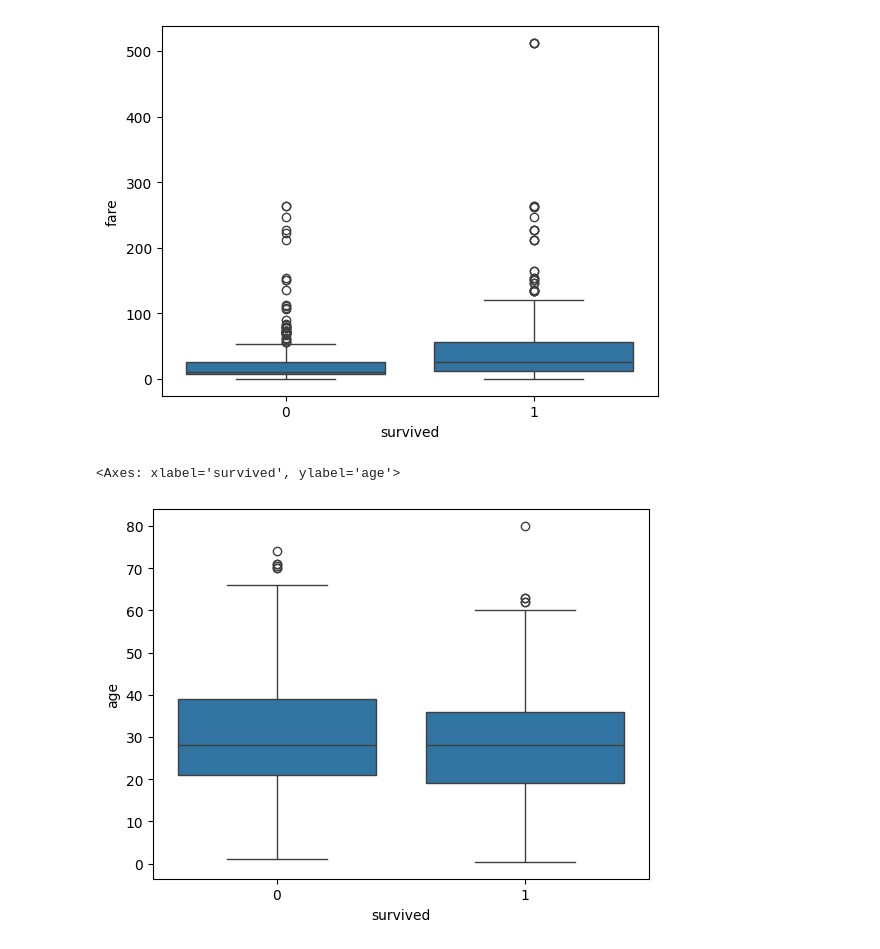
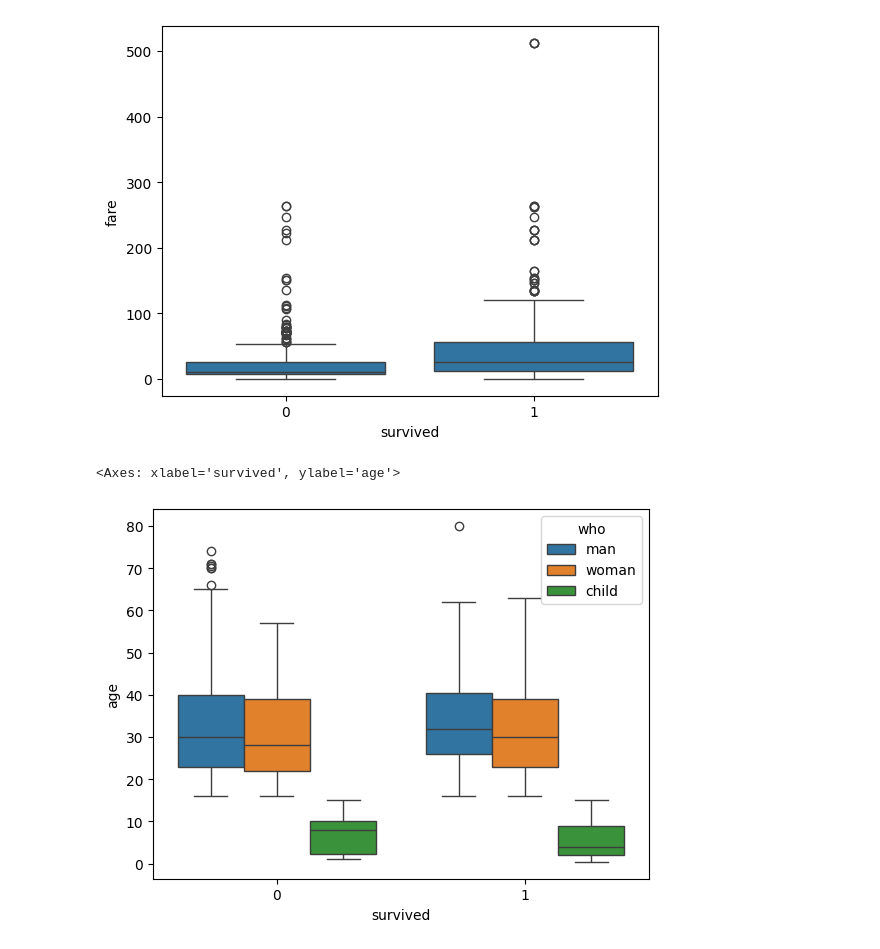
Before and after one commit to babarkhan786/Python-practice-2026, a Jupyter notebook: day_13 EDA-Data-Wrangling/EDA.ipynb, the cells around one changed output. Cells and saved outputs as stored; diff of their text form; code cells hidden in the pictures.

```diff
--- a/day_13 EDA-Data-Wrangling/EDA.ipynb
+++ b/day_13 EDA-Data-Wrangling/EDA.ipynb
@@ -255,8 +258,8 @@ sns.boxplot(data=df, x="survived", y="fare")
 # %%
 # box plot always with categorical variable on x axis
 # and numerical variable on y axis,
 # so here we have survived as categorical variable and fare as numerical variable
-sns.boxplot(data=df, x="survived", y="age")
+sns.boxplot(data=df, x="survived", y="age", hue="who",hue_order=["man", "woman", "child"])
 # %% [output]
 <Axes: xlabel='survived', ylabel='age'>
-[figure, old version]
+[figure, new version]
```
Also changed, not shown: parts of 6 cells of this notebook.
